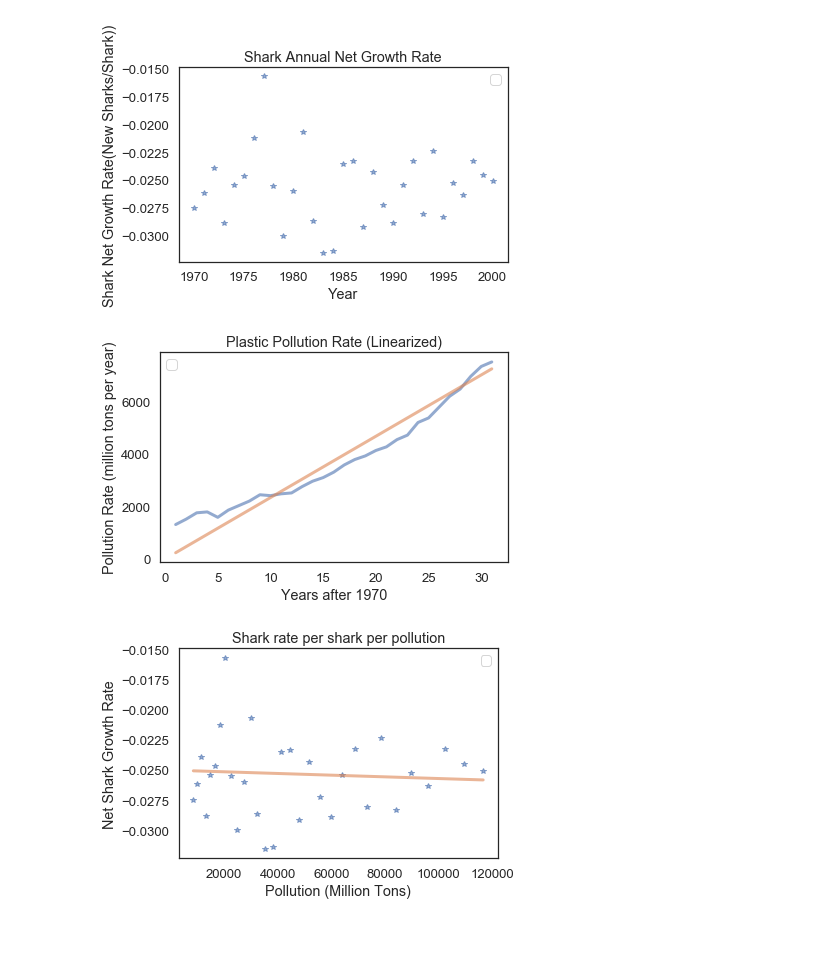
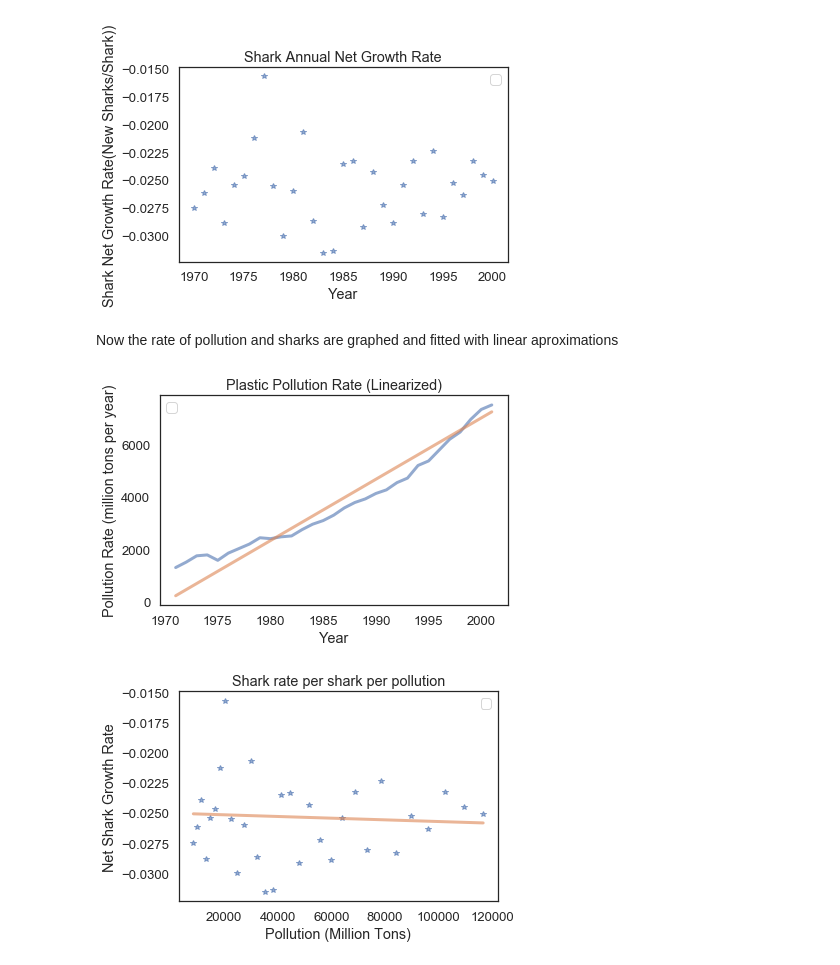
Before and after one commit to colinmsnow/ModSimPy, a Jupyter notebook: code/SharkProjectNew.ipynb, the cells around one changed output. Cells and saved outputs as stored; diff of their text form; code cells hidden in the pictures; blank space fills up the shorter version.

```diff
--- a/code/SharkProjectNew.ipynb
+++ b/code/SharkProjectNew.ipynb
@@ -98,27 +98,29 @@ decorate(xlabel='Year',
              title='Shark Annual Net Growth Rate')
 # %% [output]
 [figure]
+# %% [markdown]
+Now the rate of pollution and sharks are graphed and fitted with linear aproximations
 # %%
 # create a function that finds the rate of change of a data set
 def rate_finder(data):
     rate=[]
     for i in linrange(1, 32, 1):
         rate.append(data[i]-data[i-1])
     return rate
 
 # run the function on the pollution data
 pollutionRate=rate_finder(pollution)
 
 
-plot(linrange(1, 32, 1),pollutionRate)     #Plot pollution rate and find a fit function for it
+plot(linrange(1, 32, 1)+1970,pollutionRate)     #Plot pollution rate and find a fit function for it
 pollutionRateLin=(7000/30)*(linrange(1, 32, 1)) #the fit function
-plot(linrange(1, 32, 1),pollutionRateLin)
+plot(linrange(1, 32, 1)+1970,pollutionRateLin)
 
-decorate(xlabel='Years after 1970',
+decorate(xlabel='Year',
              ylabel='Pollution Rate (million tons per year)',
              title='Plastic Pollution Rate (Linearized)')
 # %% [output]
-[figure, old version]
+[figure, new version]
 # %%
 # find a relationship between sark rate and pollution
 plot(pollution[0:31],(sharkRateReg2/sharks)[0:31],'*' ) #plot initial data
```
Also changed, not shown: parts of 15 cells of this notebook.
